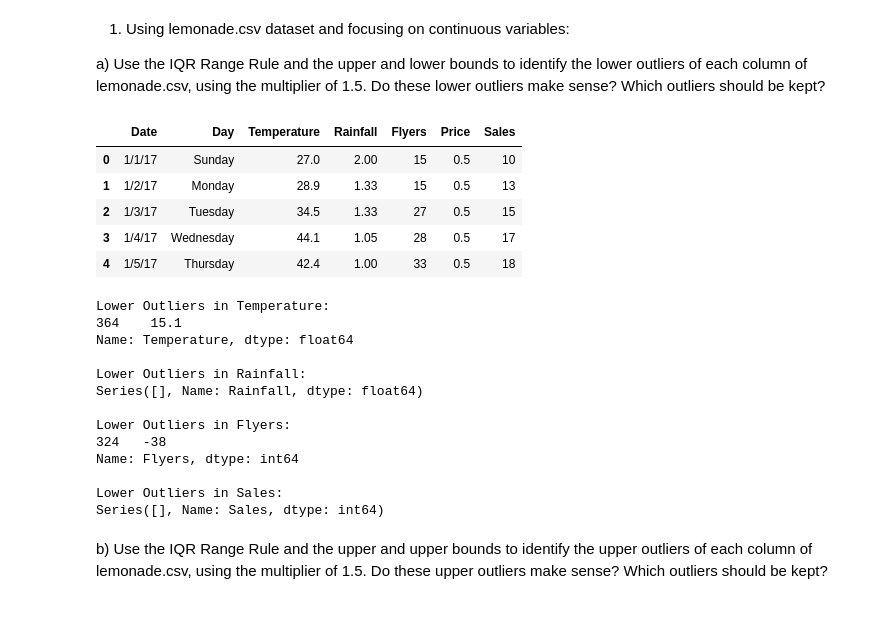
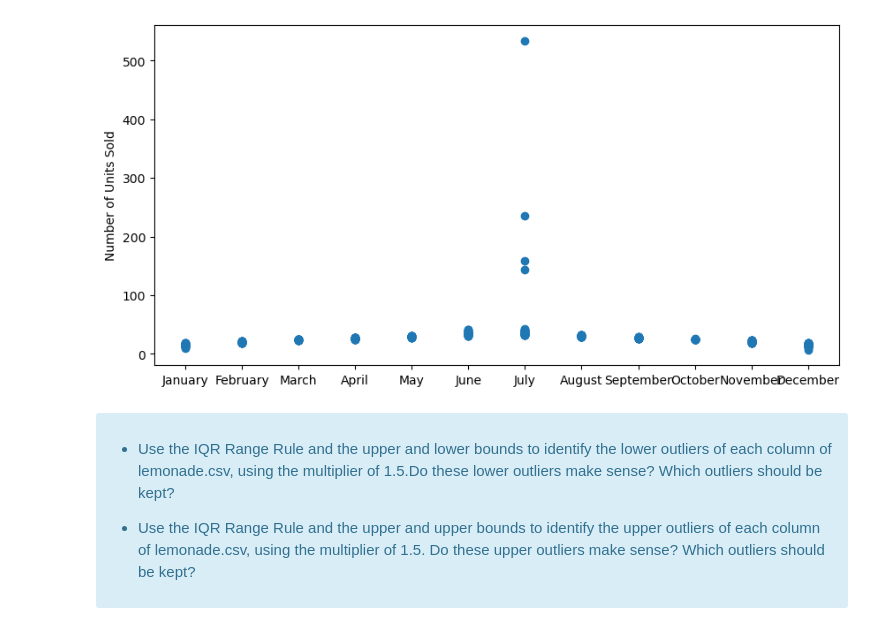
Before and after one commit to TheodoreQuansah/anomaly-detection-exercises, a Jupyter notebook: continuous_probabilistic_methods.ipynb, the cells around one changed output. Drawn from its saved outputs; the diff is of its cells as text; code cells hidden in the pictures.

Commit message:
continuous probability exercise

```diff
--- a/continuous_probabilistic_methods.ipynb
+++ b/continuous_probabilistic_methods.ipynb
@@ -28,0 +26,6 @@ def get_lower_and_upper_bounds(series, multiplier=1.5):
+# %%
+url = "https://gist.githubusercontent.com/ryanorsinger/19bc7eccd6279661bd13307026628ace/raw/e4b5d6787015a4782f96cad6d1d62a8bdbac54c7/lemonade.csv"
+
+df = pd.read_csv(url)
+# df = pd.read_csv("lemonade.csv")
+df.head()
@@ -28,0 +39,9 @@ def get_lower_and_upper_bounds(series, multiplier=1.5):
+# %%
+# Change date column (mm/dd/yy) to standard date (yyy-mm-dd)
+df.Date = pd.to_datetime(df.Date)
+# Set index key to date
+df = df.set_index("Date")
+# Pull in a "month" column for graph
+df["month"] = df.index.month_name()
+# Take a look
+df.head()
@@ -29,4 +81,15 @@ def get_lower_and_upper_bounds(series, multiplier=1.5):
+# %%
+# Look for anomalies in the sales data
+plt.figure(figsize=(10,5))
+plt.scatter(df.month, df.Sales)
+plt.ylabel("Number of Units Sold")
+plt.show()
+# %% [output]
+[figure, added]
 # %% [markdown]
-1) Using lemonade.csv dataset and focusing on continuous variables:
+<div class="alert alert-block alert-info">
 
-a) Use the IQR Range Rule and the upper and lower bounds to identify the lower outliers of each column of lemonade.csv, using the multiplier of 1.5. Do these lower outliers make sense? Which outliers should be kept?
+* Use the IQR Range Rule and the upper and lower bounds to identify the lower outliers of each column of lemonade.csv, using the multiplier of 1.5.Do these lower outliers make sense? Which outliers should be kept?
+
+
+* Use the IQR Range Rule and the upper and upper bounds to identify the upper outliers of each column of lemonade.csv, using the multiplier of 1.5. Do these upper outliers make sense? Which outliers should be kept?
@@ -35,50 +95,0 @@ df = pd.read_csv('lemonade.csv')
-# %%
-df.head()
-# %% [output]
-|  | Date | Day | Temperature | Rainfall | Flyers | Price | Sales |
-| 0 | 1/1/17 | Sunday | 27.0 | 2.00 | 15 | 0.5 | 10 |
-| 1 | 1/2/17 | Monday | 28.9 | 1.33 | 15 | 0.5 | 13 |
-| 2 | 1/3/17 | Tuesday | 34.5 | 1.33 | 27 | 0.5 | 15 |
-| 3 | 1/4/17 | Wednesday | 44.1 | 1.05 | 28 | 0.5 | 17 |
-| 4 | 1/5/17 | Thursday | 42.4 | 1.00 | 33 | 0.5 | 18 |
-# %%
-# Define the columns of interest (continuous variables)
-continuous_columns = ["Temperature", "Rainfall", "Flyers", "Sales"]
-
-# Set the multiplier for the IQR Range Rule
-multiplier = 1.5
-
-# Identify lower outliers for a column
-def identify_lower_outliers(column):
-    Q1 = column.quantile(0.25)
-    Q3 = column.quantile(0.75)
-    IQR = Q3 - Q1
-    lower_bound = Q1 - multiplier * IQR
-    return column[column < lower_bound]
-
-# Identify lower outliers for each column
-lower_outliers = {}
-for col in continuous_columns:
-    lower_outliers[col] = identify_lower_outliers(df[col])
-
-# Print the lower outliers for each column
-for col, outliers in lower_outliers.items():
-    print(f"Lower Outliers in {col}:")
-    print(outliers)
-    print()
-# %% [output]
-Lower Outliers in Temperature:
-364    15.1
-Name: Temperature, dtype: float64
-
-Lower Outliers in Rainfall:
-Series([], Name: Rainfall, dtype: float64)
-
-Lower Outliers in Flyers:
-324   -38
-Name: Flyers, dtype: int64
-
-Lower Outliers in Sales:
-Series([], Name: Sales, dtype: int64)
-# %% [markdown]
-b) Use the IQR Range Rule and the upper and upper bounds to identify the upper outliers of each column of lemonade.csv, using the multiplier of 1.5. Do these upper outliers make sense? Which outliers should be kept?
```
Also changed, not shown: parts of 23 cells of this notebook, 1 other file.
